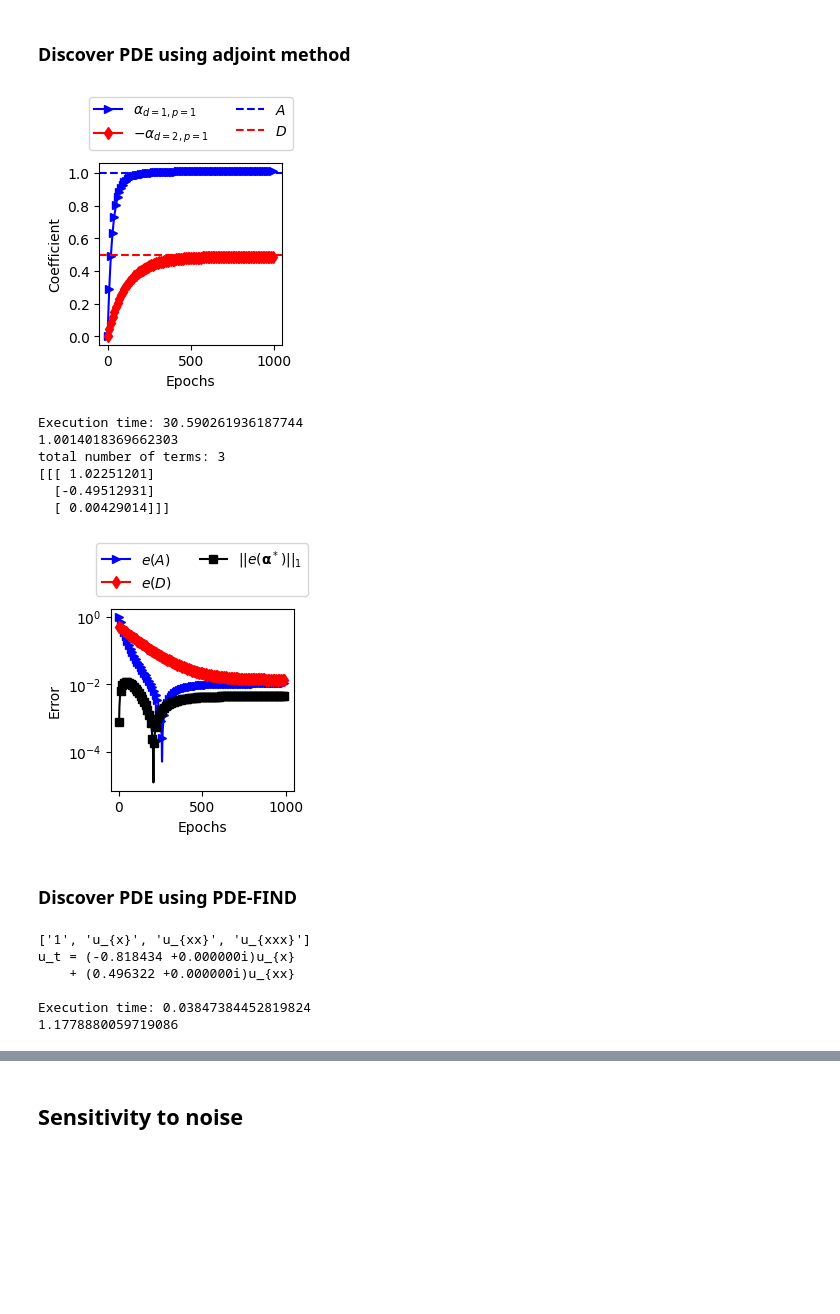
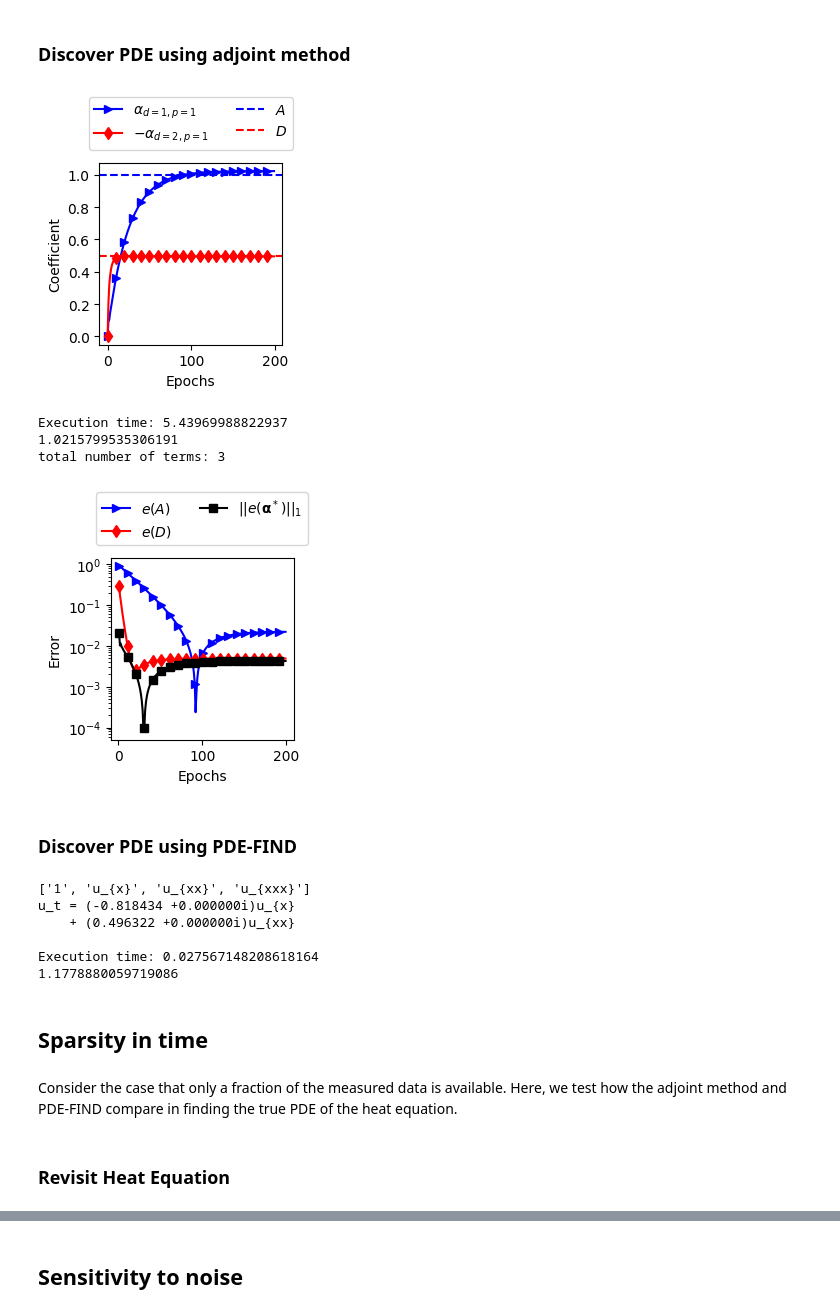
Before and after one commit to mohsensadr/DiscoverPDEAdjoint, a Jupyter notebook: DiscoverPDEsAdjointMethod.ipynb, the cells around one changed output, grey strips where cells are left out. Cells and saved outputs as stored; diff of their text form; code cells hidden in the pictures; blank space fills up the shorter version.

```diff
--- a/DiscoverPDEsAdjointMethod.ipynb
+++ b/DiscoverPDEsAdjointMethod.ipynb
@@ -710,7 +488,6 @@ import scipy.io as sio
 import itertools
 
 fs = fs0.copy()
-fs = fs*(1+np.random.normal(0.0, noise, fs.shape) )
 
 start_time = time.time()
 
@@ -751,15 +528,6 @@ print_pde(c, description)
 
 end_time = time.time()
 print("Execution time: "+str(end_time-start_time))
-
-coeff_pdefind = []
-for i in range(len(c)):
-        if c[i] != 0:
-            coeff_pdefind.append( abs(c[i]) )
-coeff_pdefind = np.array( coeff_pdefind )
-error = abs(-coeff_pdefind[0] - 2*A_ex)
-error += np.sum(abs(coeff_pdefind[1:]))
-print(error)
 # %% [output]
 ['1', 'u_{x}', 'u_{xx}', 'u_{xxx}', 'u', 'u^2', 'u^3', 'uu_{x}', 'u^2u_{x}', 'u^3u_{x}', 'uu_{xx}', 'u^2u_{xx}', 'u^3u_{xx}', 'uu_{xxx}', 'u^2u_{xxx}', 'u^3u_{xxx}']
 u_t = (0.001245 +0.000000i)u_{xx}
@@ -980,19 +745,6 @@ print_pde(c, description)
 
 end_time = time.time()
 print("Execution time: "+str(end_time-start_time))
-
-coeff_pdefind = []
-for i in range(len(c)):
-        if c[i] != 0:
-            coeff_pdefind.append( abs(c[i]) )
-coeff_pdefind = np.array( coeff_pdefind )
-print(np.sum(coeff_pdefind[1:]))
-
-print(coeff_pdefind)
-error = abs(coeff_pdefind[0][0]-B_ex)
-error += abs(-coeff_pdefind[1][0]-C_ex)
-error += abs(-coeff_pdefind[3][0]-2*A_ex)
-print("error: "+str(error))
 # %% [output]
 ['1', 'u_{x}', 'u_{xx}', 'u_{xxx}', 'u_{xxxx}', 'u', 'u^2', 'uu_{x}', 'u^2u_{x}', 'uu_{xx}', 'u^2u_{xx}', 'uu_{xxx}', 'u^2u_{xxx}', 'uu_{xxxx}', 'u^2u_{xxxx}']
 u_t = (-0.500019 +0.000000i)u_{xx}
@@ -1420,7 +1164,8 @@ M = 0
 np.random.seed(0)
 pos = np.cumsum(np.sqrt(dt)*np.random.randn(length)) + c*dt*np.arange(length)
 
-
+A_ex = c
+D_ex = 0.5
 
 for i in range(m):
     P[i] = []
@@ -1456,6 +1201,8 @@ fs = U.T
 fs = np.array([fs])
 dx = np.array([dx])
 x = np.array([x])
+
+fs0 = fs.copy()
 # %% [output]
 [figure]
 # %% [markdown]
@@ -1463,7 +1210,6 @@ Next, we denoise the data set using Singular Value Decomposition:
 # %%
 def condition(x): return x < thr
 
-#uw,sigmaw,vw = svd(W, full_matrices=False); vw = vw.T
 ufn,sigmafn,vfn = np.linalg.svd(fs[0,:,:].T, full_matrices=False); vfn = vfn.T
 
 plt.figure()
@@ -1475,16 +1221,20 @@ dim_f = [idx for idx, element in enumerate(abs(np.diff(sigmafn))) if condition(e
 
 fd = ufn[:,0:dim_f].dot(np.diag(sigmafn[0:dim_f]).dot(vfn[:,0:dim_f].T))
 fd = (fd.T)[None,:]
+
+fd0 = fd.copy()
 # %% [output]
 [figure]
 # %% [markdown]
 ### Discover PDE using adjoint method
 # %%
+fd = fd0.copy()
+
 ds = np.array([[1], [2], [3]])
 ps = np.array([[1]])
 
 start_time = time.time()
-estimated_params, eps = AdjointFindPDE(fs, dx, data_dt=dt, avg=True, gamma=1e-3, epochs=1000, epthr=1000, beta = 10., ds=ds, ps=ps, V = L, tol = 1e-6)
+estimated_params, eps = AdjointFindPDE(fd, dx, data_dt=dt, avg=True, gamma=1e-3, epochs=200, epthr=200, beta = 0.05, ds=ds, ps=ps, V = L, tol = 1e-6)
 end_time = time.time()
 
 i_pde =0;
@@ -1519,7 +1269,6 @@ for id, d in enumerate(ds):
             err_other += abs(estimated_params[:,i_pde,id,ip])
             count += 1
 
-
 i_pde = 0
 plt.figure(figsize=(size*cm, size*cm))
 for id, d in enumerate(ds):
@@ -1528,60 +1277,40 @@ for id, d in enumerate(ds):
             plt.plot(eps[1:], abs(estimated_params[1:,i_pde,id,ip]-A_ex),
                      label=r"$e(A)$", marker=">", markevery=10, color="blue")
 for id, d in enumerate(ds):
     for ip, p in enumerate(ps):
         if d[0]==2 and p[0]==1:
             plt.plot(eps[1:], abs(-estimated_params[1:,i_pde,id,ip]-D_ex),
                      label=r"$e(D)$", marker="d", markevery=10, color="red")
 plt.plot(eps[1:], err_other[1:]/count, marker="s", markevery=10, color="black", label=r"$||e(\mathbf{\alpha}^*)||_1$")
 plt.yscale('log')
 plt.ylabel(r'Error')
 plt.xlabel('Epochs')
 plt.legend(loc='upper center', bbox_to_anchor=(0.5, 1.4), ncol=2, fontsize=10)
 name = problem + "_" + "coeff"
 #plt.savefig(name+".pdf",format='pdf', bbox_inches="tight", dpi=300)
 
 ## compute error:
 err = 0
 for id, d in enumerate(ds):
     for ip, p in enumerate(ps):
         if d[0]==1 and p[0]==1:
             err += abs(estimated_params[-1,i_pde,id,ip]-A_ex)
         elif d[0]==2 and p[0]==1:
             err += abs(estimated_params[-1,i_pde,id,ip]-D_ex)
         else:
             err += abs(estimated_params[-1, i_pde, id, ip])
 print(err)
 
 print("total number of terms: "+str(len(ds)*len(ps)))
-
-print(params)
 # %% [output]
-[figure, old version]
+[figure, new version]
-Execution time: 30.590261936187744
-1.0014018369662303
+Execution time: 5.43969988822937
+1.0215799535306191
 total number of terms: 3
-[[[ 1.02251201]
-  [-0.49512931]
-  [ 0.00429014]]]
-[figure, old version]
+[figure, new version]
 # %% [markdown]
 ### Discover PDE using PDE-FIND
 # %%
-import sys; sys.path.append('PDE-FIND/')
-from PDE_FIND import *
-import scipy.io as sio
-import itertools
-
-start_time = time.time()
-
-'''
-Ut, R, rhs_des = build_linear_system(fs[0], dt, dx[0], D=3, P=3, time_diff = 'FD', space_diff = 'FD')
-print(['1'] + rhs_des[1:])
-w = TrainSTRidge(R, Ut, 10**1, 0.1)
-print("PDE derived using STRidge")
-print_pde(w, rhs_des)
-'''
-
 import sys; sys.path.append('PDE-FIND/')
 from PDE_FIND import *
 import scipy.io as sio
@@ -1647,5 +1376,11 @@ print(err)
 u_t = (-0.818434 +0.000000i)u_{x}
     + (0.496322 +0.000000i)u_{xx}
 
-Execution time: 0.03847384452819824
+Execution time: 0.027567148208618164
 1.1778880059719086
+# %% [markdown]
+## Sparsity in time
+# %% [markdown]
+Consider the case that only a fraction of the measured data is available. Here, we test how the adjoint method and PDE-FIND compare in finding the true PDE of the heat equation.
+# %% [markdown]
+### Revisit Heat Equation
```
Also changed, not shown: parts of 40 cells of this notebook.
